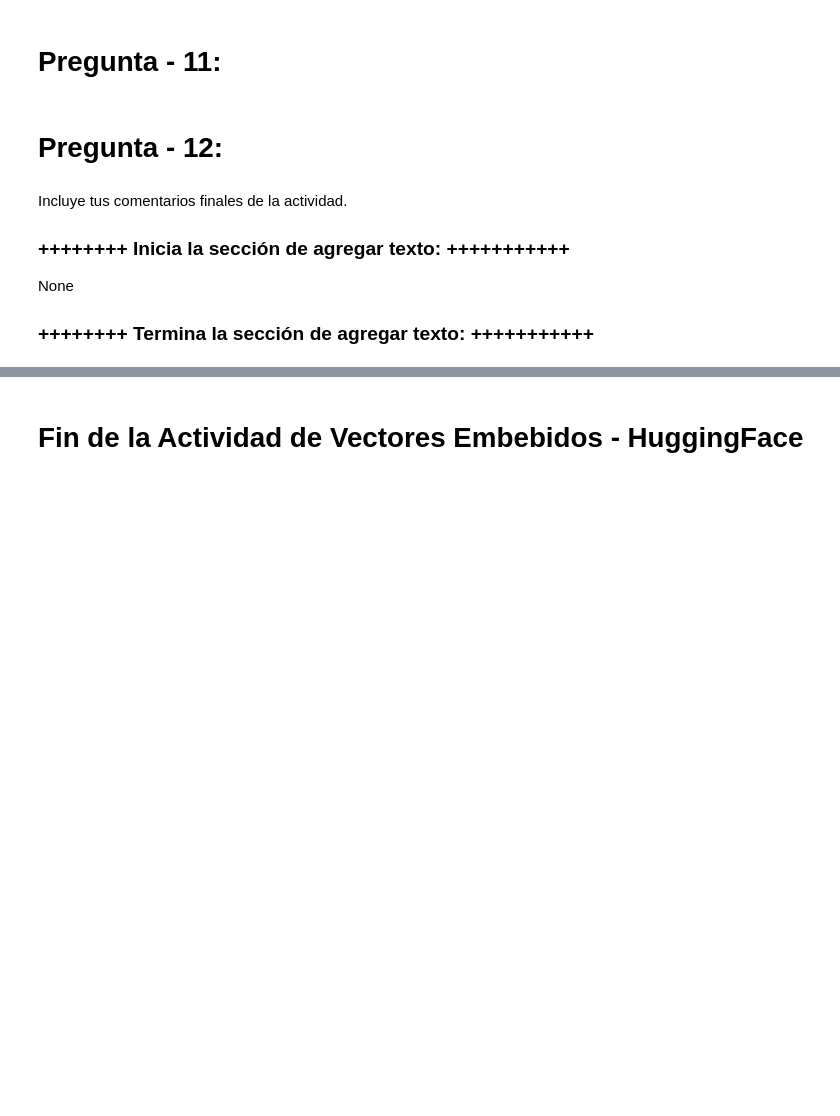
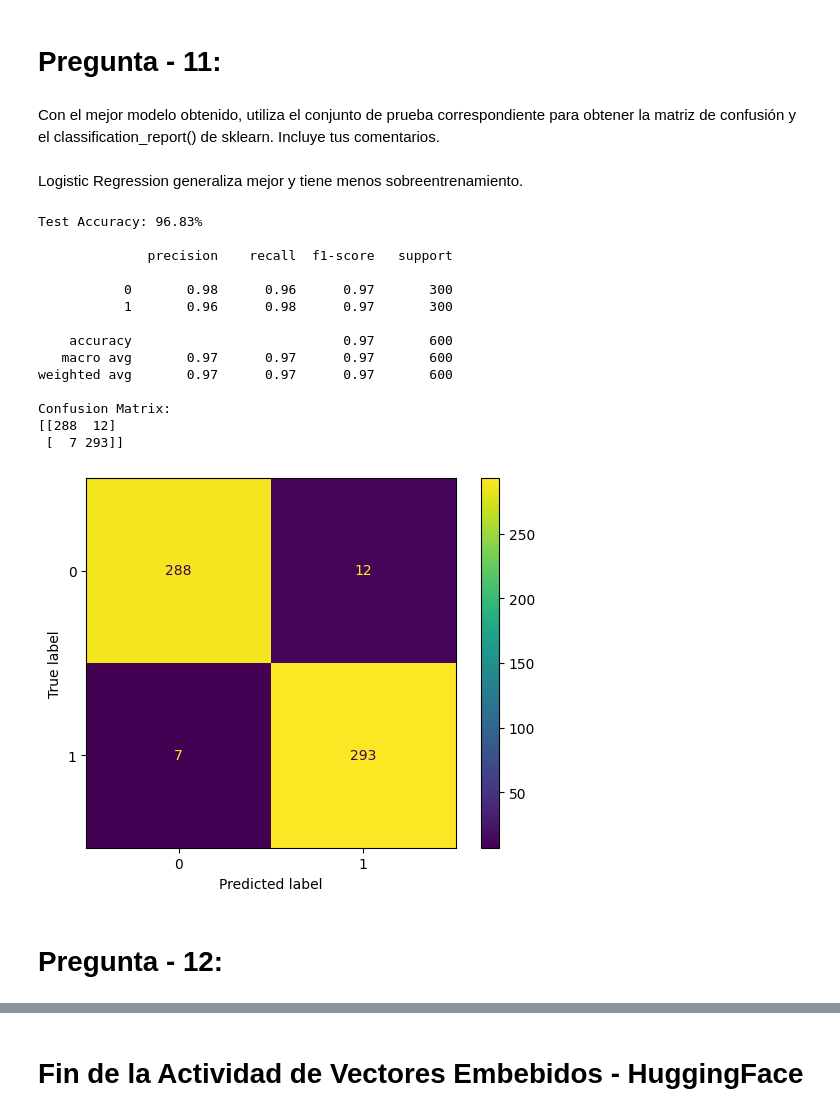
Before and after one commit to barajasangel1983/TC55043.10_NLP, a Jupyter notebook: notebooks/Clase4/MNA_NLP_semanas_4y5_Actividad_Embeddings_2026_HF.ipynb, the cells around one changed output, grey strips where cells are left out. Saved outputs shown, nothing was run; the diff lists cells and outputs as text; code cells hidden in the pictures; blank space fills up the shorter version.

```diff
--- a/notebooks/Clase4/MNA_NLP_semanas_4y5_Actividad_Embeddings_2026_HF.ipynb
+++ b/notebooks/Clase4/MNA_NLP_semanas_4y5_Actividad_Embeddings_2026_HF.ipynb
@@ -828,24 +1056,58 @@ None
 # %% [markdown]
 # **Pregunta - 11:**
+# %% [markdown]
+Con el mejor modelo obtenido, utiliza el conjunto de prueba correspondiente para obtener la matriz de confusión y el classification_report() de sklearn. Incluye tus comentarios.
+# %% [markdown]
+Logistic Regression generaliza mejor y tiene menos sobreentrenamiento.
 # %%
 # Reporte del mejor modelo y partición con el conjunto de Prueba.
 
 # ******* Inlcuye a continuación todas las líneas de código y celdas que requieras: ***********
 
 
-None
+# Predicciones sobre test
+y_pred_test = modeloLRembeddings2.predict(testEmb2)
+
+# Accuracy
+print("Test Accuracy: %.2f%%" % (
+    100 * modeloLRembeddings2.score(testEmb2, y_test)
+))
+
+print()
+
+# Classification report
+print(classification_report(y_test, y_pred_test))
+
+# Matriz de confusion
+cm = confusion_matrix(y_test, y_pred_test)
+
+print("Confusion Matrix:")
+print(cm)
+
+# Visualizacion
+ConfusionMatrixDisplay(
+    confusion_matrix=cm
+).plot()
+
+plt.show()
 
 
 # *********** Aquí termina la sección de agregar código *************
+# %% [output]
+Test Accuracy: 96.83%
+
+              precision    recall  f1-score   support
+
+           0       0.98      0.96      0.97       300
+           1       0.96      0.98      0.97       300
+
+    accuracy                           0.97       600
+   macro avg       0.97      0.97      0.97       600
+weighted avg       0.97      0.97      0.97       600
+
+Confusion Matrix:
+[[288  12]
+ [  7 293]]
+[figure, added]
 # %% [markdown]
 # **Pregunta - 12:**
-# %% [markdown]
-
-
-Incluye tus comentarios finales de la actividad.
-
-### ++++++++ Inicia la sección de agregar texto: +++++++++++
-
-None
-
-### ++++++++ Termina la sección de agregar texto: +++++++++++
```
Also changed, not shown: parts of 19 cells of this notebook.
